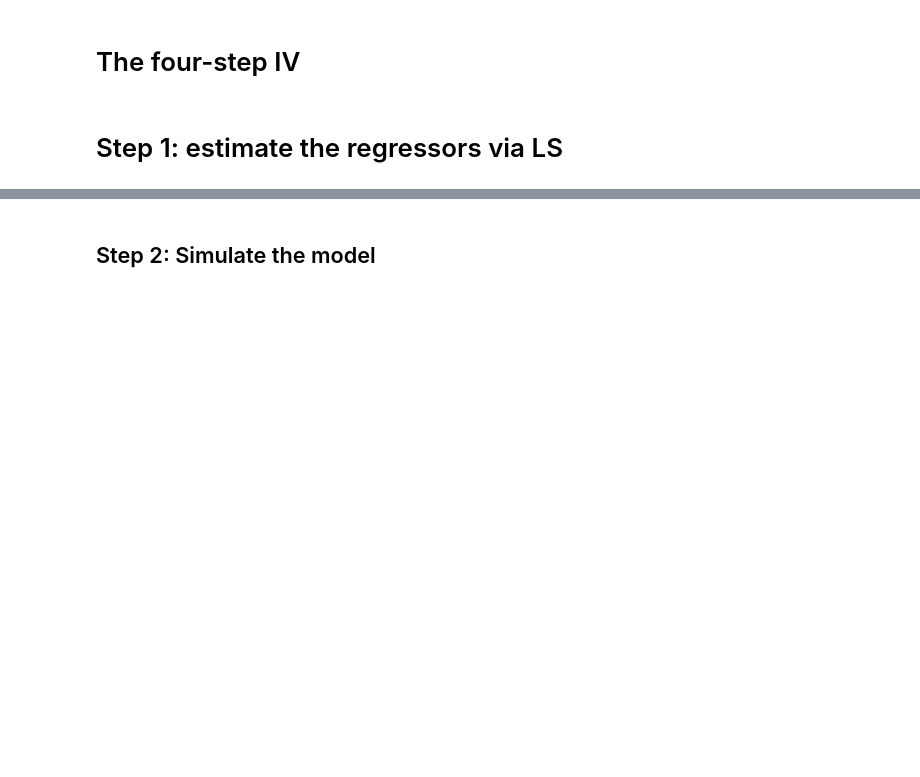
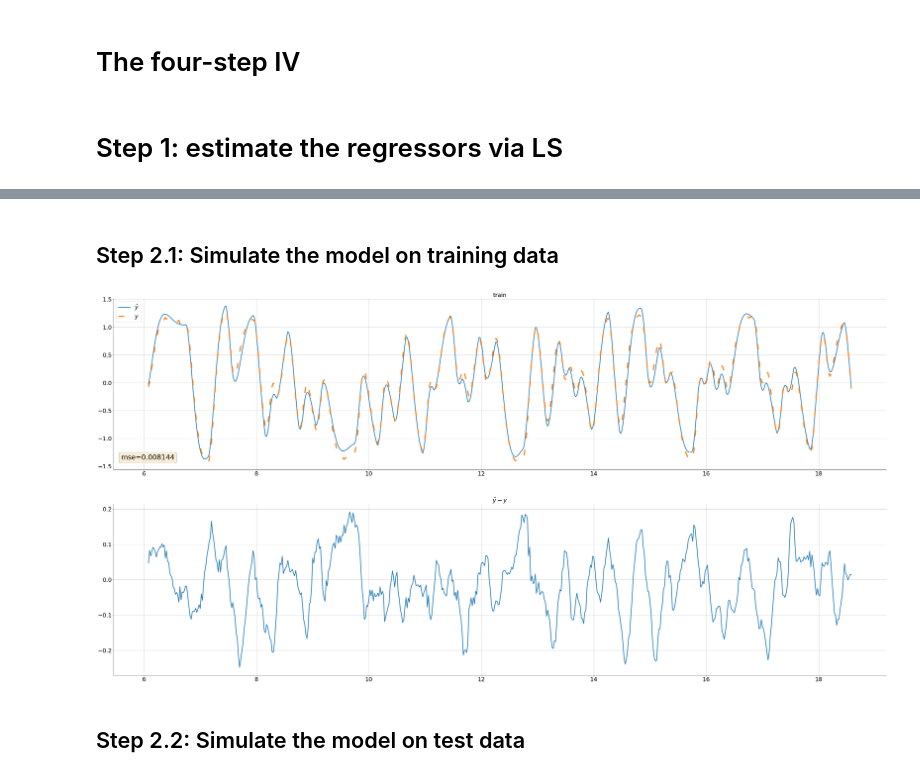
Before and after one commit to nyuhanc/BLA, a Jupyter notebook: BLA_IV_2.ipynb, the cells around one changed output, grey strips where cells are left out. Drawn from its saved outputs; the diff is of its cells as text; code cells hidden in the pictures; blank space fills up the shorter version.

```diff
--- a/BLA_IV_2.ipynb
+++ b/BLA_IV_2.ipynb
@@ -107,3 +126,25 @@ def simulate(theta, y0, u):
 # %% [markdown]
-## Step 2: Simulate the model
+## Step 2.1: Simulate the model on training data
+# %%
+# simulate model on training data
+df_2['x'] = simulate(theta_01, df_2[lagged_y].iloc[0, :], df_2[lagged_u])
+#df_1['x'] = np.asarray(df_1[lagged_y+lagged_u]) @ theta_1
+
+# training error
+mse_train_1 = mean_squared_error(df_2['x'], df_2['y'])
+
+fig, axn = plt.subplots(2,1,figsize=(60,30))
+axn[0].plot(np.asarray(df_2['time']), df_2['x'], label=r'$\hat{y}$')
+axn[0].plot(np.asarray(df_2['time']), np.asarray(df_2['y']), label=r'$y$', linestyle=(0, (5, 10)), lw=5)
+axn[0].set_title('train')
+axn[0].legend(loc=2)
+axn[0].text(0.01, 0.05, 'mse={}'.format(round(mse_train_1,6)), transform=axn[0].transAxes, verticalalignment='bottom', bbox=dict(boxstyle='round', facecolor='wheat', alpha=0.5))
+axn[0].grid(True)
+axn[1].plot(np.asarray(df_2['time']), df_2['x'] - np.asarray(df_2['y']))
+axn[1].set_title(r'$\hat{y}-y$')
+axn[1].grid(True)
+# %% [output]
+[figure, added]
+# %% [markdown]
+## Step 2.2: Simulate the model on test data
 # %%
```
Also changed, not shown: parts of 15 cells of this notebook, 1 other file.
